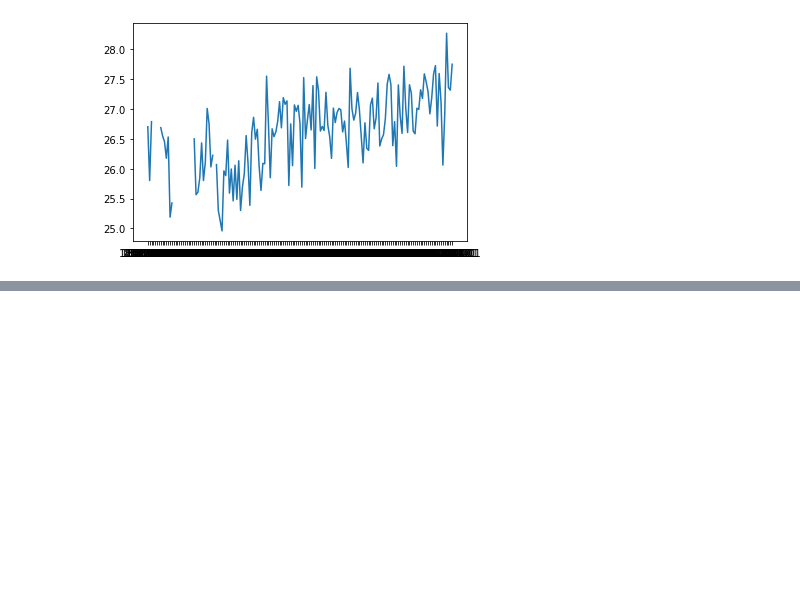
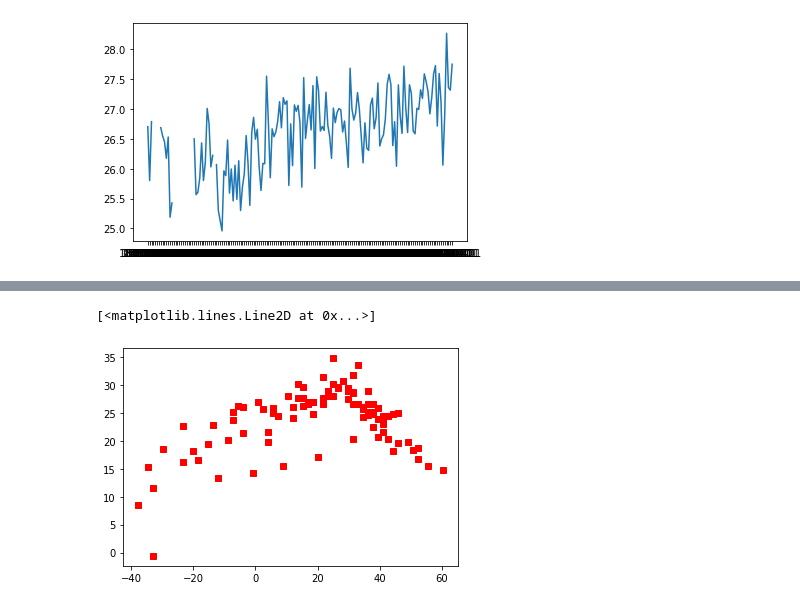
Before and after one commit to bgold-cosmos/mm2022, a Jupyter notebook: summer/exercise 2a.ipynb, the cells around one changed output, grey strips where cells are left out. Cells and saved outputs as stored; diff of their text form; code cells hidden in the pictures; blank space fills up the shorter version.

```diff
--- a/summer/exercise 2a.ipynb
+++ b/summer/exercise 2a.ipynb
@@ -111,0 +214,2 @@ np.mean(y[mo == 1])
+# %%
+lat = byCity['Latitude']
@@ -111,0 +291,6 @@ np.mean(y[mo == 1])
+# %%
+latnumber = np.zeros(len(lat.values))
+for i,text in enumerate(lat.values):
+    latnumber[i] = float(text[0:-1])
+    if text[-1] == 'S':
+        latnumber[i] *= -1
@@ -111,0 +313,5 @@ np.mean(y[mo == 1])
+# %%
+pp.plot(latnumber, byCity['AverageTemperature'], 'rs')
+# %% [output]
+[<matplotlib.lines.Line2D at 0x...>]
+[figure, added]
```
Also changed, not shown: parts of 25 cells of this notebook.
